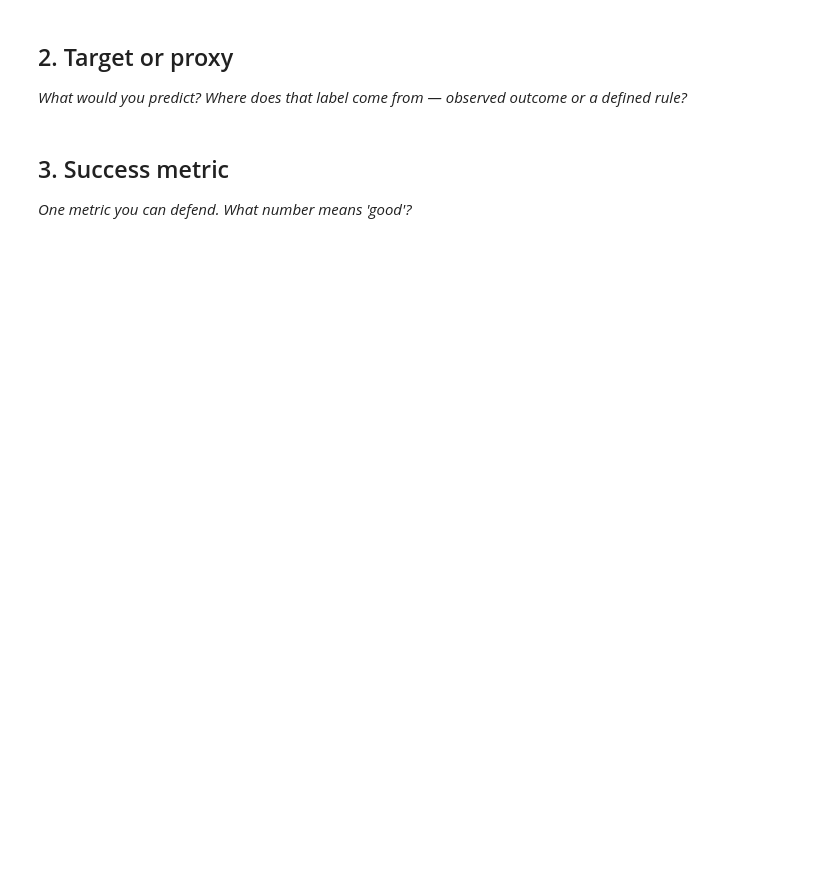
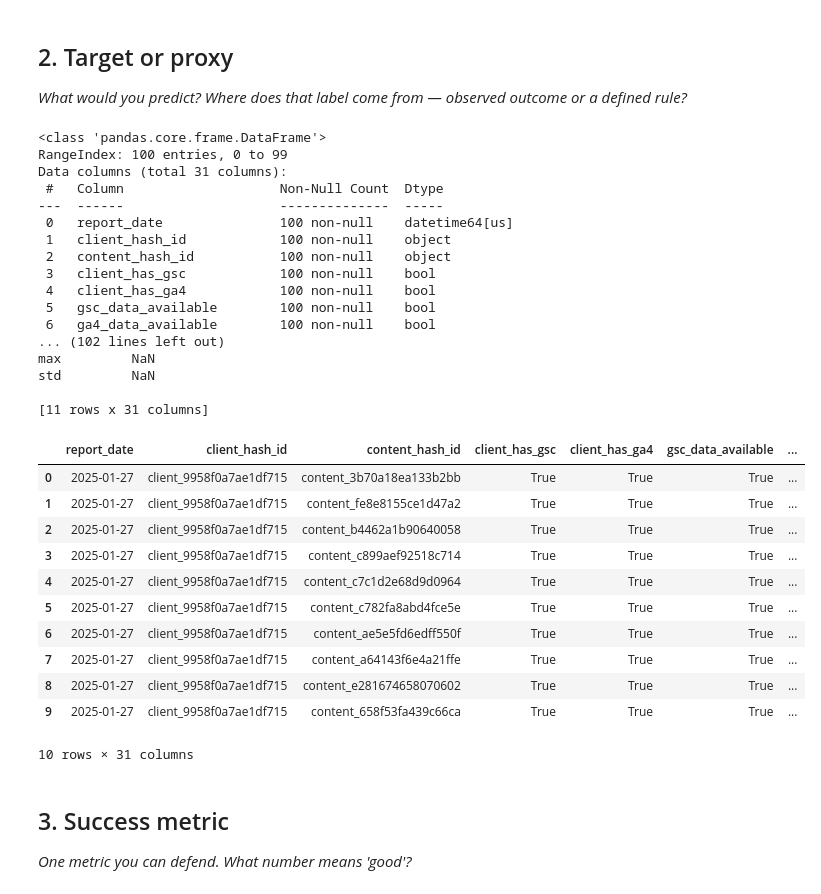
Before and after one commit to 1p2a3r4a/flyrank-project, a Jupyter notebook: work/notebooks/w02_ml_task_framing.ipynb, the cells around one changed output. Cells and saved outputs as stored; diff of their text form; code cells hidden in the pictures; blank space fills up the shorter version.

```diff
--- a/work/notebooks/w02_ml_task_framing.ipynb
+++ b/work/notebooks/w02_ml_task_framing.ipynb
@@ -10,3 +10,34 @@ This skeleton is yours to fill. Work the sections **in order** — each one has
 ## 1. My lane as an ML task (type)
 
 *Classification, clustering, ranking, or scoring — which one, and why?*
+# %%
+from google.colab import userdata
+userdata.get('HF_TOKEN')
+import duckdb
+import pandas as pd
+
+# ---------------------------------------------------------
+# 1. LOAD DATA
+# ---------------------------------------------------------
+# Requires a Colab secret named HF_TOKEN (key icon in left sidebar),
+# with "Notebook access" toggled ON.
+HF_TOKEN = userdata.get('HF_TOKEN')
+
+con = duckdb.connect()
+
+con.execute(f"""
+CREATE OR REPLACE SECRET (
+    TYPE huggingface,
+    TOKEN '{HF_TOKEN}'
+)
+""")
+
+rel = "hf://datasets/FlyRank/internship-warehouse"
+df = con.sql(f"""
+SELECT *
+FROM read_parquet('{rel}/fact_content_daily_performance/**/*.parquet')
+LIMIT 100
+""").df()
+
+print("Columns:", df.columns.tolist())
+print(df.head())
@@ -14,6 +63,41 @@ This skeleton is yours to fill. Work the sections **in order** — each one has
 ## 2. Target or proxy
 
 *What would you predict? Where does that label come from — observed outcome or a defined rule?*
+# %%
+
+print(df.info())
+print(df.describe(include="all"))
+df.head(10)
+# %% [output]
+<class 'pandas.core.frame.DataFrame'>
+RangeIndex: 100 entries, 0 to 99
+Data columns (total 31 columns):
+ #   Column                    Non-Null Count  Dtype
+---  ------                    --------------  -----
+ 0   report_date               100 non-null    datetime64[us]
+ 1   client_hash_id            100 non-null    object
+ 2   content_hash_id           100 non-null    object
+ 3   client_has_gsc            100 non-null    bool
+ 4   client_has_ga4            100 non-null    bool
+ 5   gsc_data_available        100 non-null    bool
+ 6   ga4_data_available        100 non-null    bool
+... (102 lines left out)
+max         NaN
+std         NaN
+
+[11 rows x 31 columns]
+|  | report_date | client_hash_id | content_hash_id | client_has_gsc | client_has_ga4 | gsc_data_available | ... |
+| 0 | 2025-01-27 | client_9958f0a7ae1df715 | content_3b70a18ea133b2bb | True | True | True | ... |
+| 1 | 2025-01-27 | client_9958f0a7ae1df715 | content_fe8e8155ce1d47a2 | True | True | True | ... |
+| 2 | 2025-01-27 | client_9958f0a7ae1df715 | content_b4462a1b90640058 | True | True | True | ... |
+| 3 | 2025-01-27 | client_9958f0a7ae1df715 | content_c899aef92518c714 | True | True | True | ... |
+| 4 | 2025-01-27 | client_9958f0a7ae1df715 | content_c7c1d2e68d9d0964 | True | True | True | ... |
+| 5 | 2025-01-27 | client_9958f0a7ae1df715 | content_c782fa8abd4fce5e | True | True | True | ... |
+| 6 | 2025-01-27 | client_9958f0a7ae1df715 | content_ae5e5fd6edff550f | True | True | True | ... |
+| 7 | 2025-01-27 | client_9958f0a7ae1df715 | content_a64143f6e4a21ffe | True | True | True | ... |
+| 8 | 2025-01-27 | client_9958f0a7ae1df715 | content_e281674658070602 | True | True | True | ... |
+| 9 | 2025-01-27 | client_9958f0a7ae1df715 | content_658f53fa439c66ca | True | True | True | ... |
+10 rows × 31 columns
 # %% [markdown]
 ## 3. Success metric
 
```
Also changed, not shown: parts of 4 cells of this notebook.
